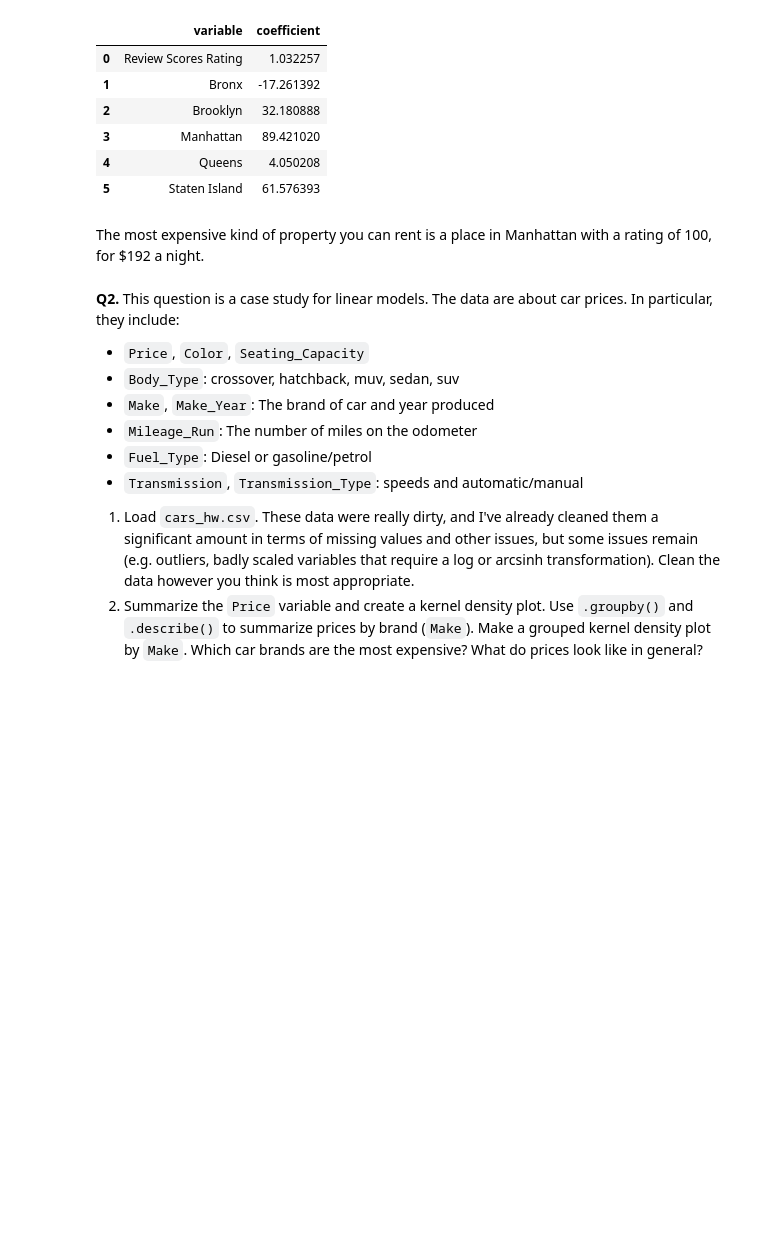
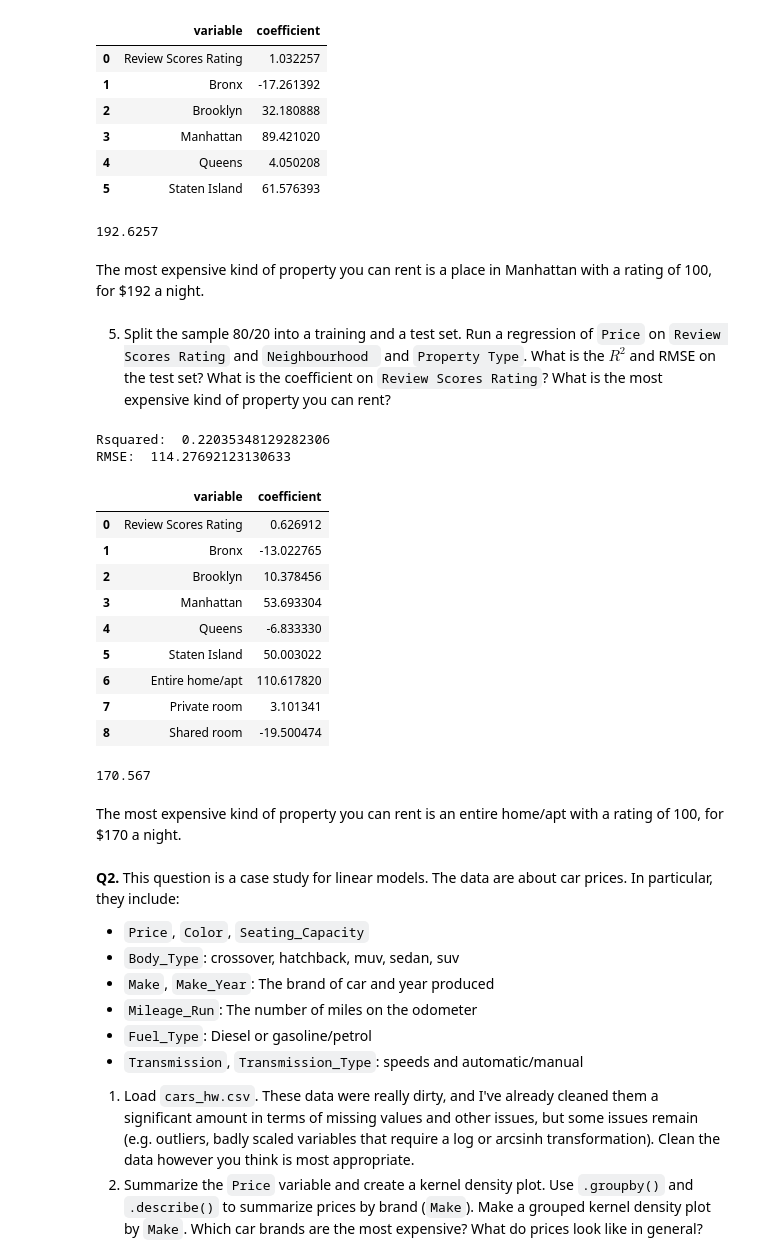
Before and after one commit to fourchain40/linearRegression, a Jupyter notebook: assignment.ipynb, the cells around one changed output. Cells and saved outputs as stored; diff of their text form; code cells hidden in the pictures; blank space fills up the shorter version.

```diff
--- a/assignment.ipynb
+++ b/assignment.ipynb
@@ -127,8 +127,54 @@ RMSE:  125.01092061382933
 | 3 | Manhattan | 89.421020 |
 | 4 | Queens | 4.050208 |
 | 5 | Staten Island | 61.576393 |
+# %%
+100 * 1.032257 + 89.4
+# %% [output]
+192.6257
+# %% [markdown]
+The most expensive kind of property you can rent is a place in Manhattan with a rating of 100, for $192 a night.
+# %% [markdown]
+5. Split the sample 80/20 into a training and a test set. Run a regression of `Price` on `Review Scores Rating` and `Neighbourhood ` and `Property Type`. What is the $R^2$ and RMSE on the test set? What is the coefficient on `Review Scores Rating`? What is the most expensive kind of property you can rent?
+# %%
+y = df['Price']
+X = df.loc[:,['Review Scores Rating', 'Neighbourhood ', 'Room Type'] ]
+X_train, X_test, y_train, y_test = train_test_split(X,y,
+                                                    test_size = .2,
+                                                    random_state = 100)
+Z_train = pd.concat([X_train['Review Scores Rating'],
+                    pd.get_dummies(X_train['Neighbourhood '], dtype = 'int'),
+                    pd.get_dummies(X_train['Room Type'], dtype = 'int')],
+                    axis = 1)
+Z_test = pd.concat([X_test['Review Scores Rating'],
+                    pd.get_dummies(X_test['Neighbourhood '], dtype = 'int'),
+                    pd.get_dummies(X_test['Room Type'], dtype = 'int')],
+                    axis = 1)
+reg = linear_model.LinearRegression(fit_intercept = False).fit(Z_train,y_train)
+y_hat = reg.predict(Z_test)
+print('Rsquared: ', reg.score(Z_test,y_test))
+rmse = np.sqrt( np.mean( (y_test - y_hat)**2 ))
+print('RMSE: ', rmse)
+results = pd.DataFrame({'variable':reg.feature_names_in_, 'coefficient': reg.coef_})
+results
+# %% [output]
+Rsquared:  0.22035348129282306
+RMSE:  114.27692123130633
+|  | variable | coefficient |
+| 0 | Review Scores Rating | 0.626912 |
+| 1 | Bronx | -13.022765 |
+| 2 | Brooklyn | 10.378456 |
+| 3 | Manhattan | 53.693304 |
+| 4 | Queens | -6.833330 |
+| 5 | Staten Island | 50.003022 |
+| 6 | Entire home/apt | 110.617820 |
+| 7 | Private room | 3.101341 |
+| 8 | Shared room | -19.500474 |
+# %%
+100 * .0626 + 110.617 + 53.69
+# %% [output]
+170.567
 # %% [markdown]
-The most expensive kind of property you can rent is a place in Manhattan with a rating of 100, for $192 a night.
+The most expensive kind of property you can rent is an entire home/apt with a rating of 100, for $170 a night.
 # %% [markdown]
 **Q2.** This question is a case study for linear models. The data are about car prices. In particular, they include:
 
```
